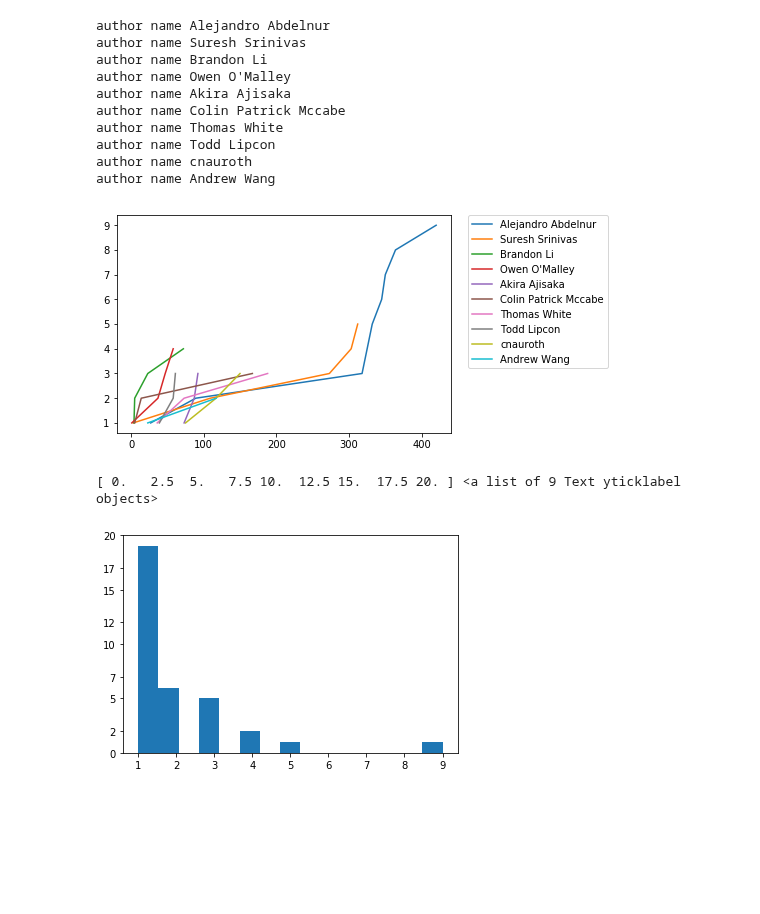
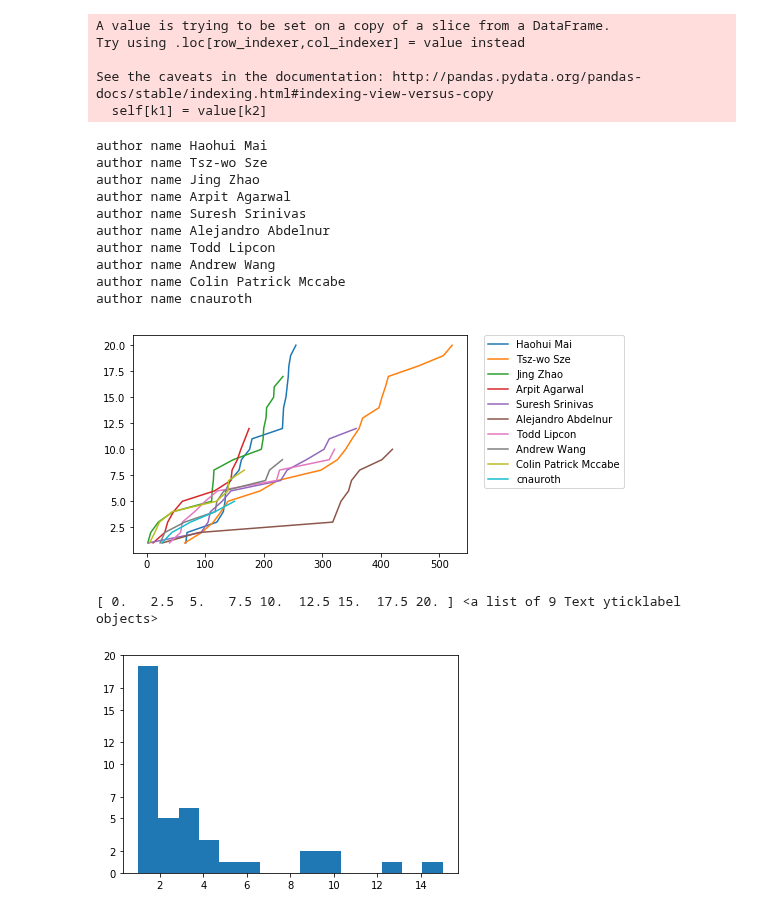
Before and after one commit to eff-kay/expertise_analysis, a Jupyter notebook: expertise-explorer.ipynb, the cells around one changed output. Cells and saved outputs as stored; diff of their text form; code cells hidden in the pictures; blank space fills up the shorter version.

Commit message:
updated the pipeline, add hdfs data

```diff
--- a/expertise-explorer.ipynb
+++ b/expertise-explorer.ipynb
@@ -19,5 +17,13 @@ pd.set_option('display.max_colwidth', -1)
 df = pd.read_pickle("projectData/defectAuthorMatrix.p")
 dF = pd.DataFrame(df, columns= ["parentCommit", "file", "lineNumber", "author", "implicated"])
+# %%
+hdfsMatrix = pd.read_pickle("projectData/defectAuthorMatrixForHDFS.p")
+hdfs = pd.DataFrame(hdfsMatrix, columns= ["parentCommit", "file", "lineNumber", "author", "implicated"])
+# %%
+hdfs2000Matrix = pd.read_pickle("projectData/defectAuthorMatrixForHDFS2000.p")
+hdfs2000 = pd.DataFrame(hdfs2000Matrix, columns= ["parentCommit", "file", "lineNumber", "author", "implicated"])
+# %%
+dF=pd.concat([dF, hdfs, hdfs2000])
 # %%
 implicatedList = dF['implicated'].tolist()
 # # dF[['name','commits']]= pd.DataFrame(dF.name.tolist(), index=dF.index)
@@ -49,29 +43,34 @@ experienceCommits['buggy'] = experienceCommits.buggy.astype(int)
 # %%
 data= dF.groupby('author')['implicated'].nunique()
 authorDf = pd.DataFrame(data)
-# topBugyContributers= authorDf.implicated.nlargest(10)
-
+topBugyContributers= authorDf.implicated.nlargest(10)
+topBugyContributers
 tempBuggy=[]
 for author in topBugyContributers.index:
     tempBuggy= experienceCommits.loc[(experienceCommits['name']==author) & (experienceCommits["buggy"]==1)]
     tempDf = pd.DataFrame(tempBuggy['buggy'].cumsum())
 #     tempBuggy[['cumBuggy']]=0
     tempBuggy[['cumBuggy']]= tempDf
     print("author name", author)
     pt.plot(tempBuggy['experience'], tempBuggy['cumBuggy'], label= str(author))
     pt.legend(bbox_to_anchor=(1.05, 1), loc=2, borderaxespad=0.)
 # %% [output]
-author name Alejandro Abdelnur
-author name Suresh Srinivas
-author name Brandon Li
-author name Owen O'Malley
-author name Akira Ajisaka
-author name Colin Patrick Mccabe
-author name Thomas White
-author name Todd Lipcon
-author name cnauroth
-author name Andrew Wang
+A value is trying to be set on a copy of a slice from a DataFrame.
+Try using .loc[row_indexer,col_indexer] = value instead
+
+See the caveats in the documentation: http://pandas.pydata.org/pandas-docs/stable/indexing.html#indexing-view-versus-copy
+  self[k1] = value[k2]
+author name Haohui Mai
+author name Tsz-wo Sze
+author name Jing Zhao
+author name Arpit Agarwal
+author name Suresh Srinivas
+author name Alejandro Abdelnur
+author name Todd Lipcon
+author name Andrew Wang
+author name Colin Patrick Mccabe
+author name cnauroth
-[figure, old version]
+[figure, new version]
 # %%
 import math
 authorDf.implicated.hist(bins=15, grid=False)
@@ -86,4 +85,4 @@ pt.yticks(yint)
 pt.savefig('histDefects.pdf', bbox_inches="tight")
 # %% [output]
 [ 0.   2.5  5.   7.5 10.  12.5 15.  17.5 20. ] <a list of 9 Text yticklabel objects>
-[figure, old version]
+[figure, new version]
```
Also changed, not shown: parts of 3 cells of this notebook, 4 other files.
